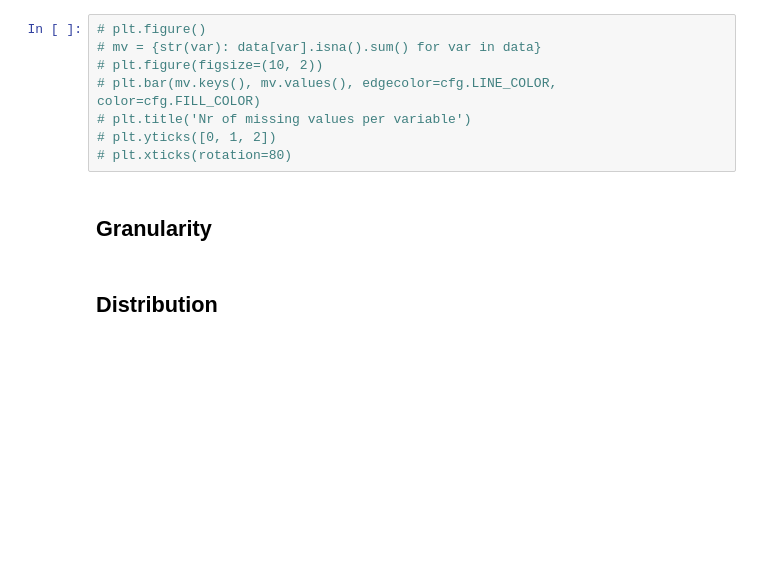
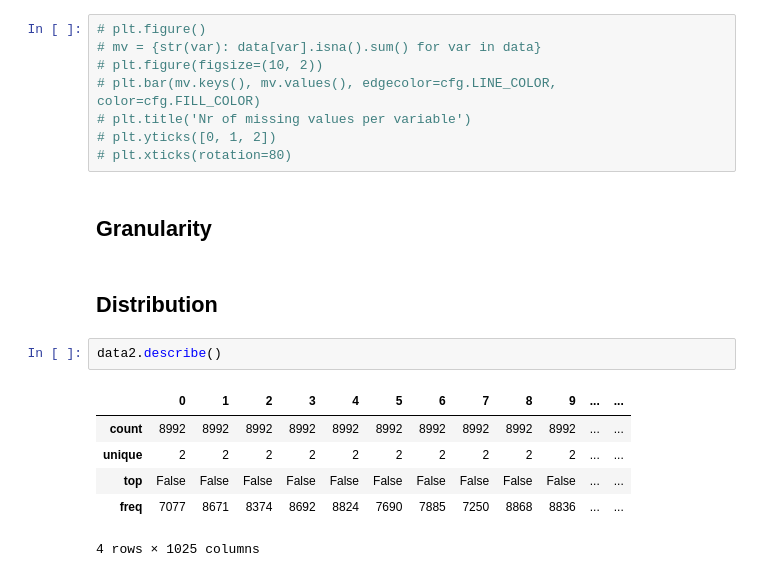
Before and after one commit to joaocmd/CD-Project, a Jupyter notebook: proj-1.ipynb, the cells around one changed output. Drawn from its saved outputs; the diff is of its cells as text; blank space fills up the shorter version.

```diff
--- a/proj-1.ipynb
+++ b/proj-1.ipynb
@@ -291,3 +292,12 @@ Length: 1025, dtype: object
 ## Granularity
 # %% [markdown]
 ## Distribution
+# %%
+data2.describe()
+# %% [output]
+|  | 0 | 1 | 2 | 3 | 4 | 5 | 6 | 7 | 8 | 9 | ... | ... |
+| count | 8992 | 8992 | 8992 | 8992 | 8992 | 8992 | 8992 | 8992 | 8992 | 8992 | ... | ... |
+| unique | 2 | 2 | 2 | 2 | 2 | 2 | 2 | 2 | 2 | 2 | ... | ... |
+| top | False | False | False | False | False | False | False | False | False | False | ... | ... |
+| freq | 7077 | 8671 | 8374 | 8692 | 8824 | 7690 | 7885 | 7250 | 8868 | 8836 | ... | ... |
+4 rows × 1025 columns
```
Also changed, not shown: parts of 3 cells of this notebook.
